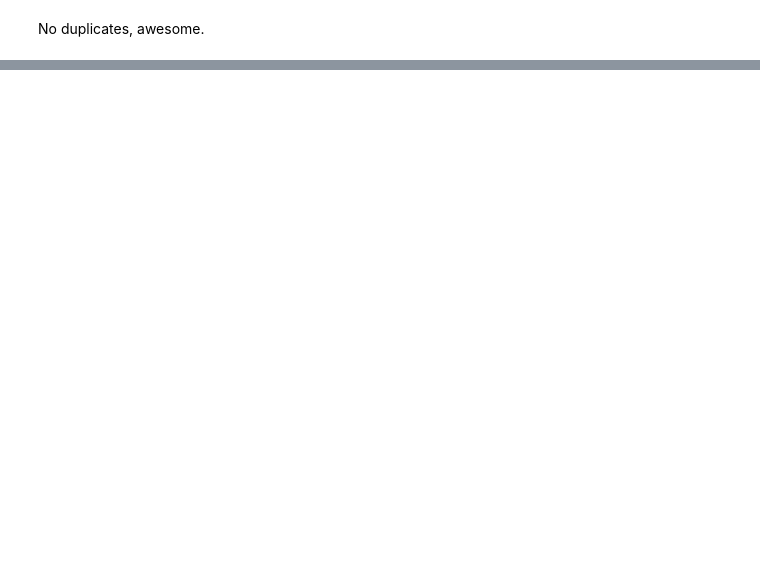
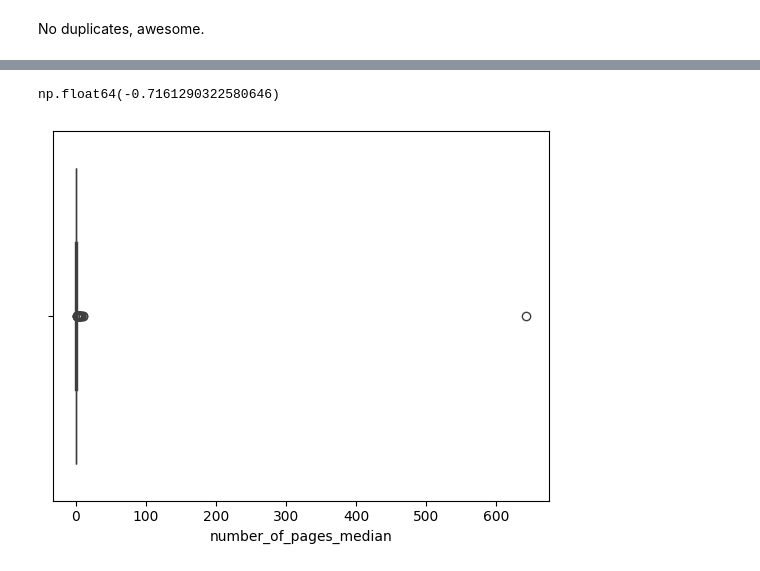
Before and after one commit to caitlinmac/openlib-data, a Jupyter notebook: dt_openlib2.ipynb, the cells around one changed output, grey strips where cells are left out. Cells and saved outputs as stored; diff of their text form; code cells hidden in the pictures; blank space fills up the shorter version.

```diff
--- a/dt_openlib2.ipynb
+++ b/dt_openlib2.ipynb
@@ -235,0 +273,17 @@ Moving forward, let's first consider each of the following separately:
+# %%
+# let's try some feature engineering
+import numpy as np
+
+np.min(data_df['number_of_pages_median'])
+#data_df[['log_no_pages_med']] = np.log(data_df[['number_of_pages_median']])
+
+#IMPOSSIBLE TO HAVE NEGATIVE PAGES - get rid of rows that have <1 pages
+
+# Save the indexes corresponding to rows
+# without the absurd -1 value
+boolean_mask = (data_df['number_of_pages_median']>0)
+
+# Apply the boolean filtering
+data_df = data_df[boolean_mask].reset_index(drop=True)
+
+data_df.sort_values('number_of_pages_median', ascending=False)
@@ -235,0 +304,8 @@ Moving forward, let's first consider each of the following separately:
+# %%
+np.min(data_df['number_of_pages_median'])
+# %% [output]
+np.float64(-0.7161290322580646)
+# %%
+sns.boxplot(data=data_df, x='number_of_pages_median');
+# %% [output]
+[figure, added]
```
Also changed, not shown: parts of 20 cells of this notebook.
